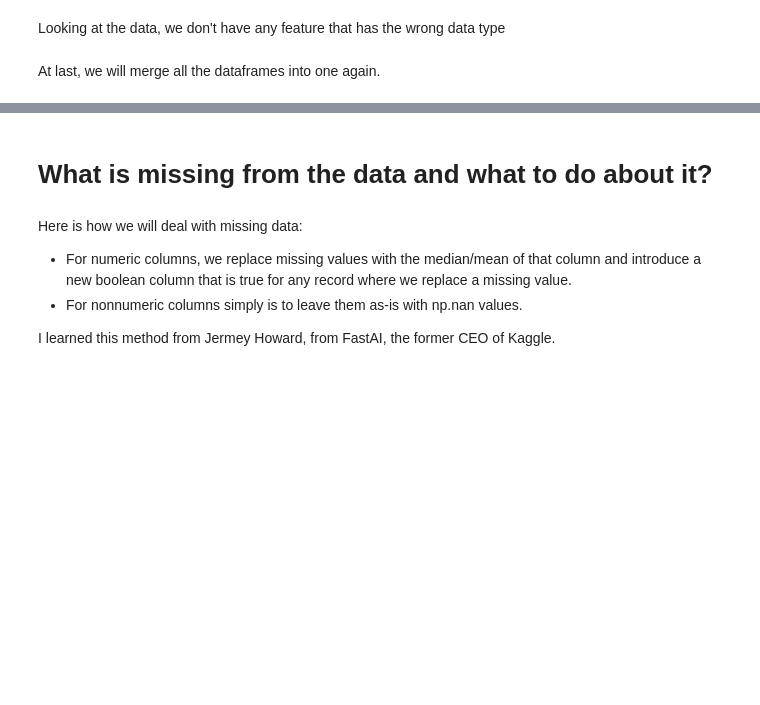
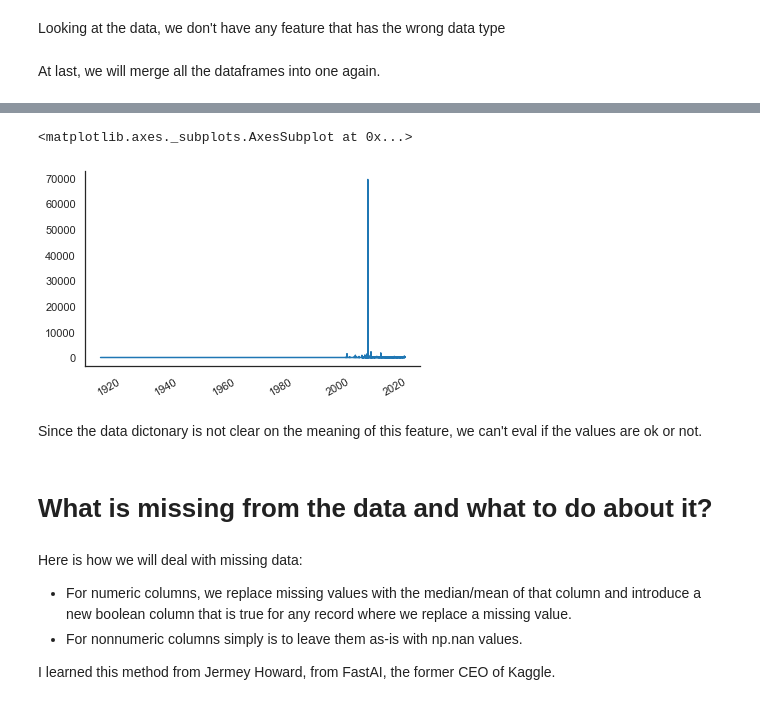
Before and after one commit to luizfdflores/clients_recommendation_streamlit, a Jupyter notebook: notebooks/EDA - Market.ipynb, the cells around one changed output, grey strips where cells are left out. Cells and saved outputs as stored; diff of their text form; code cells hidden in the pictures; blank space fills up the shorter version.

Commit message:
Updated missing data session, including sessions for each data type.

```diff
--- a/notebooks/EDA - Market.ipynb
+++ b/notebooks/EDA - Market.ipynb
@@ -243,0 +297,4 @@ data_tipos = pd.concat(dfs,axis=1)
+# %%
+data_types.loc[data_types['idade_maxima_socios']<16, 'idade_maxima_socios'] = 16
+data_types.loc[data_types['idade_minima_socios']<16, 'idade_minima_socios'] = 16
+data_types.loc[data_types['idade_media_socios']<16, 'idade_media_socios'] = 16
@@ -243,0 +327,2 @@ data_tipos = pd.concat(dfs,axis=1)
+# %%
+data_types.loc[data_types['qt_filiais']<0, 'qt_filiais'] = 0
@@ -243,0 +385,8 @@ data_tipos = pd.concat(dfs,axis=1)
+# %%
+min_meses_servicos_all = data_outliers.loc[data_outliers['min_meses_servicos_all']>0, 'min_meses_servicos_all'].min()
+media_meses_servicos_all = data_outliers.loc[data_outliers['media_meses_servicos_all']>0, 'media_meses_servicos_all'].min()
+max_meses_servicos_all = data_outliers.loc[data_outliers['max_meses_servicos_all']>0, 'max_meses_servicos_all'].min()
+# %%
+data_types.loc[data_types['min_meses_servicos_all']<0, 'min_meses_servicos_all'] = min_meses_servicos_all
+data_types.loc[data_types['media_meses_servicos_all']<0, 'media_meses_servicos_all'] = media_meses_servicos_all
+data_types.loc[data_types['max_meses_servicos_all']<0, 'max_meses_servicos_all'] = max_meses_servicos_all
@@ -244,3 +405,10 @@ data_tipos = pd.concat(dfs,axis=1)
+# %%
+data_types['dt_situacao'].value_counts().sort_index().plot()
+# %% [output]
+<matplotlib.axes._subplots.AxesSubplot at 0x...>
+[figure, added]
+# %% [markdown]
+Since the data dictonary is not clear on the meaning of this feature, we can't eval if the values are ok or not.
 # %% [markdown]
 # What is missing from the data and what to do about it?
 # %% [markdown]
```
Also changed, not shown: parts of 84 cells of this notebook.
